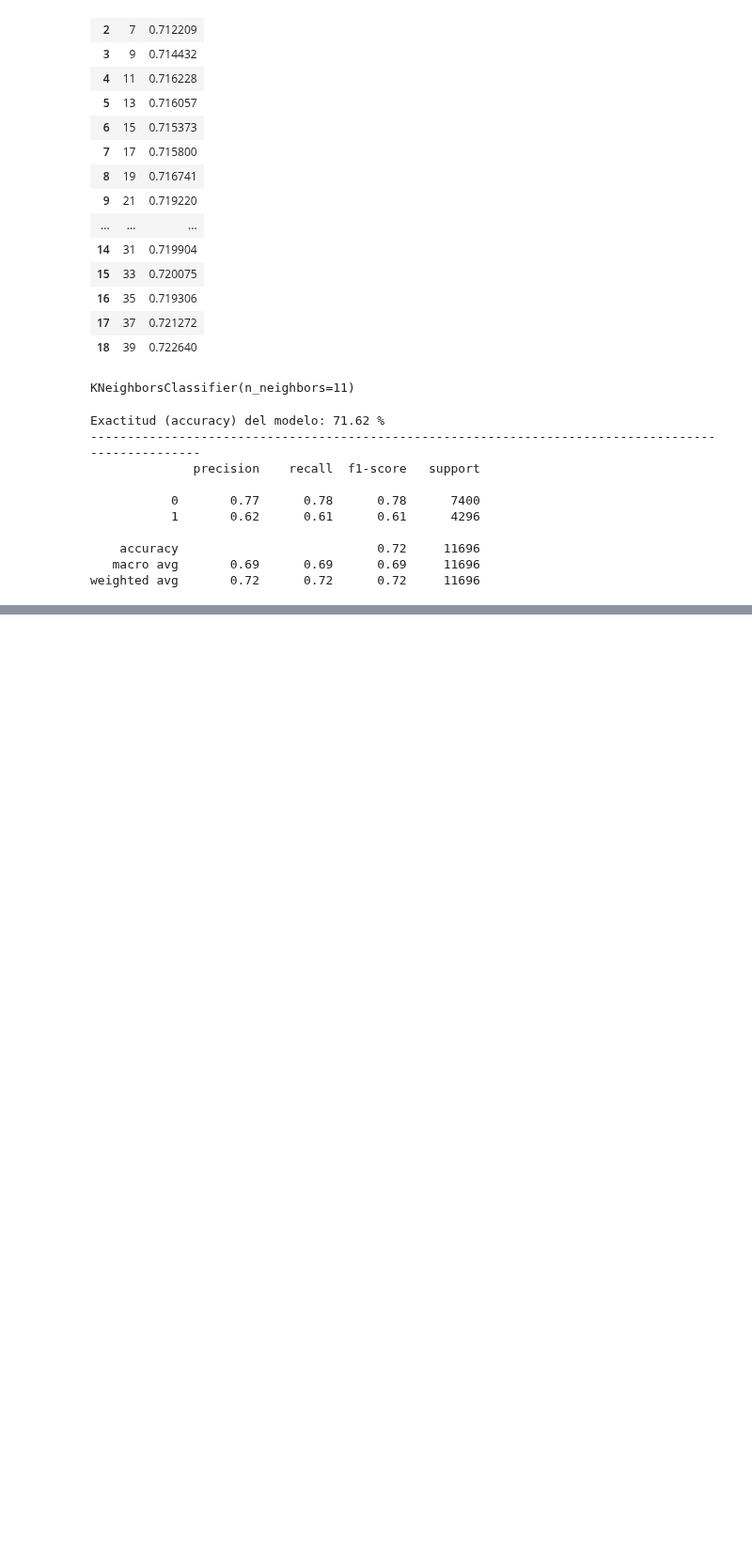
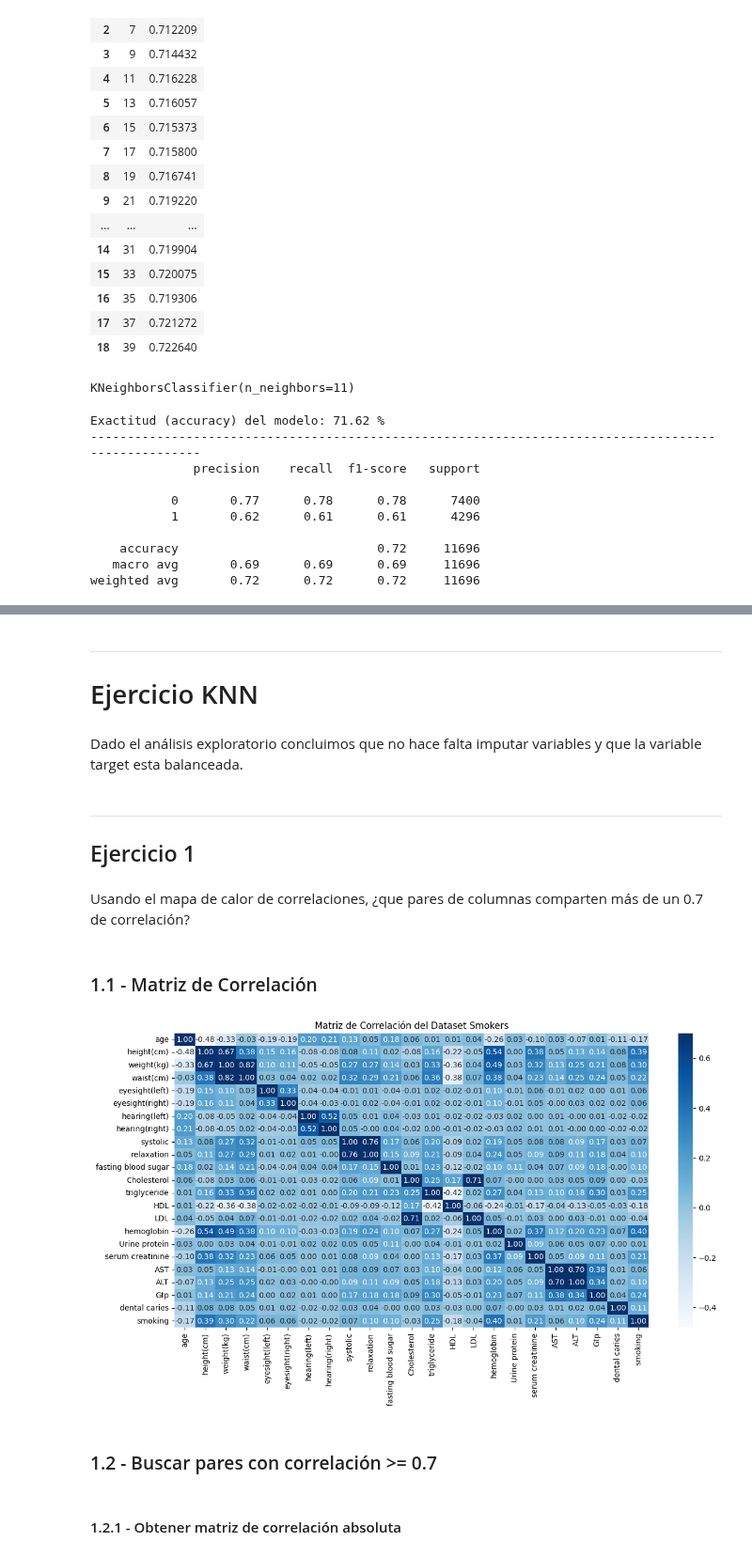
Before and after one commit to leansandoval/CienciaDeDatos, a Jupyter notebook: Ejercicios de Clase/2C 2025/03 - KNN y Evaluación de modelos - Smokers.ipynb, the cells around one changed output, grey strips where cells are left out. Shown at 94% size. Cells and saved outputs as stored; diff of their text form; code cells hidden in the pictures; blank space fills up the shorter version.

Commit message:
Terminado ejercicio 3

```diff
--- a/Ejercicios de Clase/2C 2025/03 - KNN y Evaluación de modelos - Smokers.ipynb
+++ b/Ejercicios de Clase/2C 2025/03 - KNN y Evaluación de modelos - Smokers.ipynb
@@ -243,0 +204,24 @@ LDL                     Cholesterol                     0.71
+# %% [markdown]
+---
+# Ejercicio KNN
+# %% [markdown]
+Dado el análisis exploratorio concluimos que no hace falta imputar variables y que la variable target esta balanceada.
+# %% [markdown]
+---
+## Ejercicio 1
+# %% [markdown]
+Usando el mapa de calor de correlaciones, ¿que pares de columnas comparten más de un 0.7 de correlación?
+# %% [markdown]
+### 1.1 - Matriz de Correlación
+# %%
+correlation_matrix = df_smokers.corr()
+plt.figure(figsize=(14,7))
+sns.heatmap(correlation_matrix, annot=True, vmax=.7, cmap ='Blues', fmt=".2f")
+plt.title('Matriz de Correlación del Dataset Smokers')
+plt.show()
+# %% [output]
+[figure, added]
+# %% [markdown]
+### 1.2 - Buscar pares con correlación >= 0.7
+# %% [markdown]
+#### 1.2.1 - Obtener matriz de correlación absoluta
```
Also changed, not shown: parts of 87 cells of this notebook.
